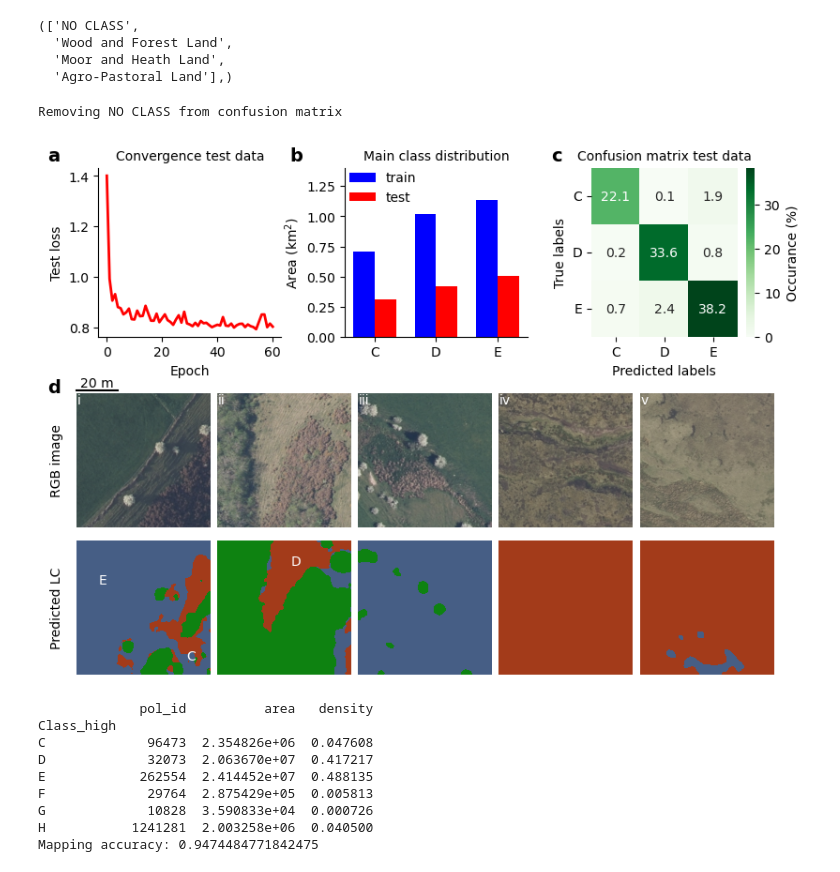
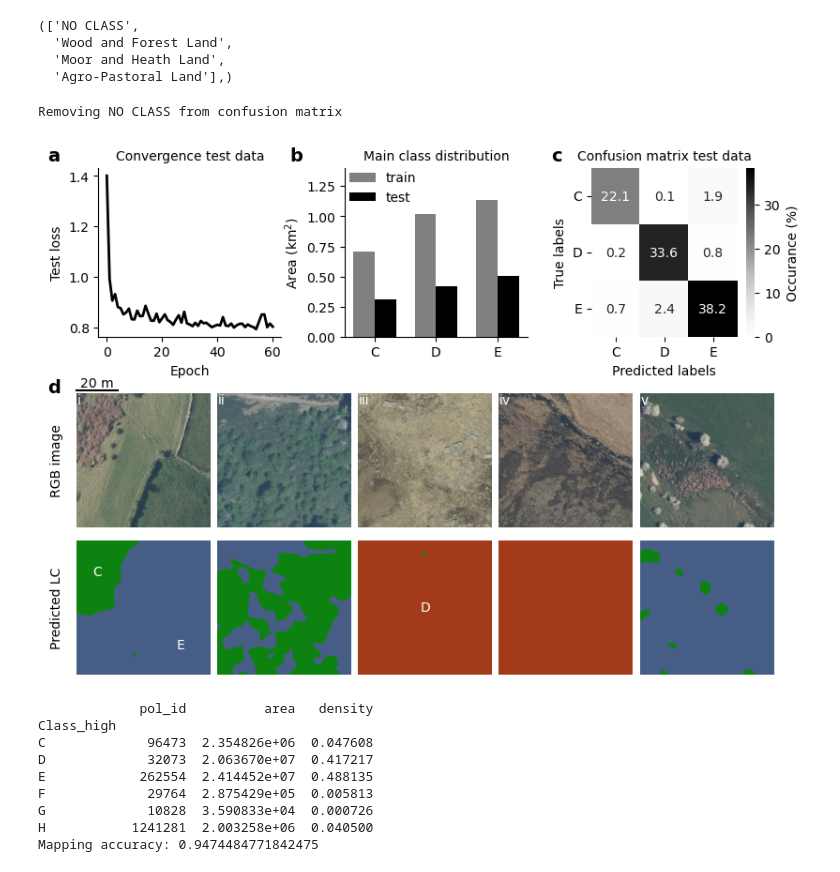
Before and after one commit to pdnpa/cnn-land-cover, a Jupyter notebook: notebooks/Figure CNN performance.ipynb, the cells around one changed output. Drawn from its saved outputs; the diff is of its cells as text; code cells hidden in the pictures.

```diff
--- a/notebooks/Figure CNN performance.ipynb
+++ b/notebooks/Figure CNN performance.ipynb
@@ -78,10 +73,13 @@ for key in dict_pols_detailed_rand.keys():
 # %% [output]
 0 tiles were empty: []
 # %%
-dict_colour = {'train': 'blue', 'test': 'red',
+dict_colour = {'train': 'grey', 'test': 'k',
                'C': '#0e8212',
                 'D': '#a33b1a',
                'E': '#465E85'}
+dict_labels_full = {'C': 'C - Woodlands',
+                    'D': 'D - Moorlands',
+                    'E': 'E - Grasslands'}
 roman_numerics = ['i', 'ii', 'iii', 'iv', 'v', 'vi', 'vii', 'viii', 'ix', 'x']
 # %% [markdown]
 ## Main class figure:
@@ -132,16 +130,21 @@ test_ds_main.class_name_list,
   'Moor and Heath Land',
   'Agro-Pastoral Land'],)
 # %%
-save_fig = False
+save_fig = True
 
 fig = plt.figure(figsize=(8, 6), constrained_layout=False)
 gs_data = fig.add_gridspec(1, 3, wspace=0.35, hspace=0.3, left=0.05, right=0.95, top=0.95, bottom=0.65)
 # names_examples = ['SK0684_patch138', 'SK1871_patch167', 'SK0752_patch049',
 #                   'SK0988_patch028', 'SK0682_patch163']
-names_examples = ['SK1154_patch181', 'SK0956_patch087', 'SK0752_patch049',
-                #   'SJ9772_patch002',
-                  'SK0896_patch171',
-                  'SE1400_patch200']
+# names_examples = ['SK1154_patch181', 'SK0956_patch087', 'SK0752_patch049',
+#                 #   'SJ9772_patch002',
+#                   'SK0896_patch171',
+#                   'SE1400_patch200']
+names_examples = ['SK0956_patch081',
+                  'SK0879_patch034',
+                  'SK0988_patch028',
+                        'SK2096_patch129',
+                        'SK0752_patch049']
 # inds_examples = [10, 26, 39, 40, 77]  # either specify the indices or the names
 inds_examples = [int(np.where(test_ds_main.df_patches['patch_name'] == x)[0][0]) for x in names_examples]
 
@@ -194,37 +197,37 @@ for i in range(n_examples):
                             lc_class_name_list=test_ds_main.class_name_list,
                             unique_labels_array=test_ds_main.unique_labels_arr,
                             plot_colorbar=True if i == (n_examples - 1) and add_cbar else False,
                             cax=ax_cbar)
     ax_ims[i].text(s=roman_numerics[i], x=2, y=2, ha='left', va='top', c='w')
 
 ax_ims[0].set_ylabel('RGB image')
 ax_lcs[0].set_ylabel('Predicted LC')
 
 fig.align_ylabels([ax_conv, ax_ims[0], ax_lcs[0]])
 ## Plot scale bar:
 xlims = ax_ims[0].get_xlim()
 ylims = ax_ims[0].get_ylim()
 ax_ims[0].plot([0, 512 / 64 * 20], [-10, -10], c='k', clip_on=False)
 ax_ims[0].text(s='20 m', x=80, y=-12, ha='center', va='bottom', clip_on=False)
 ax_ims[0].set_xlim(xlims)
 ax_ims[0].set_ylim(ylims)
 
 ## LC labels:
-ax_lcs[0].text(s='E', x=100, y=150, ha='center', va='center', zorder=5, c='w')
-ax_lcs[0].text(s='C', x=440, y=440, ha='center', va='center', zorder=5, c='w')
-ax_lcs[1].text(s='D', x=300, y=80, ha='center', va='center', zorder=5, c='w')
+ax_lcs[0].text(s='C', x=80, y=120, ha='center', va='center', zorder=5, c='w')
+ax_lcs[0].text(s='E', x=400, y=400, ha='center', va='center', zorder=5, c='w')
+ax_lcs[2].text(s='D', x=256, y=256, ha='center', va='center', zorder=5, c='w')
 
 ## Panel labels:
 ax_conv.text(s='a', x=-0.28, y=1.02, ha='left', va='bottom', transform=ax_conv.transAxes, fontweight='bold', fontsize=14, clip_on=False)
 ax_conv.text(s='b', x=1.05, y=1.02, ha='left', va='bottom', transform=ax_conv.transAxes, fontweight='bold', fontsize=14, clip_on=False)
 ax_conv.text(s='c', x=2.48, y=1.02, ha='left', va='bottom', transform=ax_conv.transAxes, fontweight='bold', fontsize=14, clip_on=False)
 ax_conv.text(s='d', x=-0.28, y=-0.35, ha='left', va='bottom', transform=ax_conv.transAxes, fontweight='bold', fontsize=14, clip_on=False)
 
 if save_fig:
     plt.savefig('../figures/fig_mainclass_stats.pdf', dpi=300, bbox_inches='tight')
 # %% [output]
 Removing NO CLASS from confusion matrix
-[figure, old version]
+[figure, new version]
 # %%
 ## rename column name:
 df_stats_main_classes = df_stats_main_classes.rename(columns={'class shortcut': 'Code',
```
Also changed, not shown: parts of 2 cells of this notebook, 3 other files.
